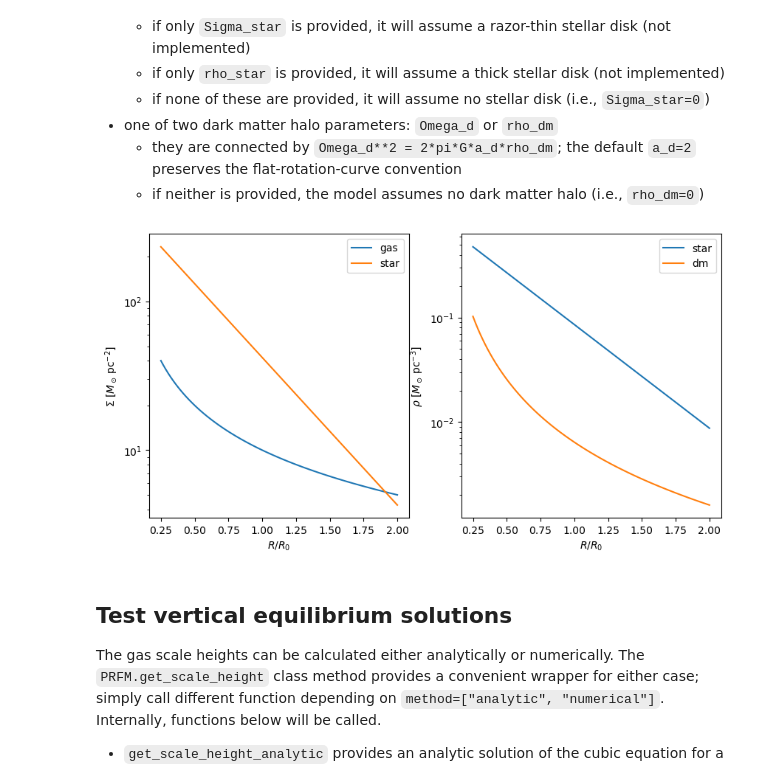
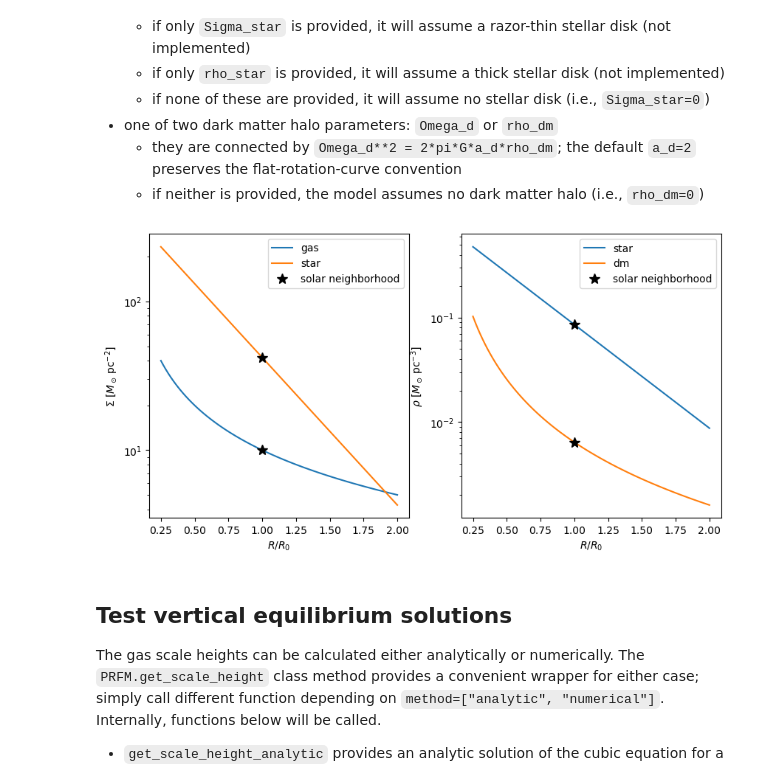
Before and after one commit to changgoo/PRFM, a Jupyter notebook: book/prfm.ipynb, the cells around one changed output. Drawn from its saved outputs; the diff is of its cells as text; code cells hidden in the pictures.

Commit message:
Mark solar neighborhood in toy model

```diff
--- a/book/prfm.ipynb
+++ b/book/prfm.ipynb
@@ -38,6 +38,7 @@ R = np.linspace(2, 16, 99)  # includes R0 exactly
 
 r0 = R / R0
 re = R / Re
+i0 = np.flatnonzero(R == R0).item()
 
 # construct radial profile array
 Sigma_gas = Sigma_gas / r0  # linear in R
@@ -71,23 +72,39 @@ The class input parameters must contain
 # %%
 # model profiles
 plt.figure(figsize=(10, 5))
 plt.subplot(121)
 plt.plot(r0, mymodel.Sigma_gas, label="gas")
 plt.plot(r0, mymodel.Sigma_star, label="star")
+plt.plot(
+    r0[i0],
+    mymodel.Sigma_gas[i0],
+    "k*",
+    markersize=10,
+    label="solar neighborhood",
+)
+plt.plot(r0[i0], mymodel.Sigma_star[i0], "k*", markersize=10)
 plt.ylabel(r"$\Sigma\ [M_\odot\,{\rm pc}^{-2}]$")
 plt.xlabel(r"$R/R_0$")
 plt.legend()
 plt.yscale("log")
 
 plt.subplot(122)
 plt.plot(r0, mymodel.rho_star, label="star")
 plt.plot(r0, mymodel.rho_dm, label="dm")
+plt.plot(
+    r0[i0],
+    mymodel.rho_star[i0],
+    "k*",
+    markersize=10,
+    label="solar neighborhood",
+)
+plt.plot(r0[i0], mymodel.rho_dm[i0], "k*", markersize=10)
 plt.ylabel(r"$\rho\ [M_\odot\,{\rm pc}^{-3}]$")
 plt.xlabel(r"$R/R_0$")
 plt.legend()
 plt.yscale("log")
 # %% [output]
-[figure, old version]
+[figure, new version]
 # %% [markdown]
 ## Test vertical equilibrium solutions
 
```
